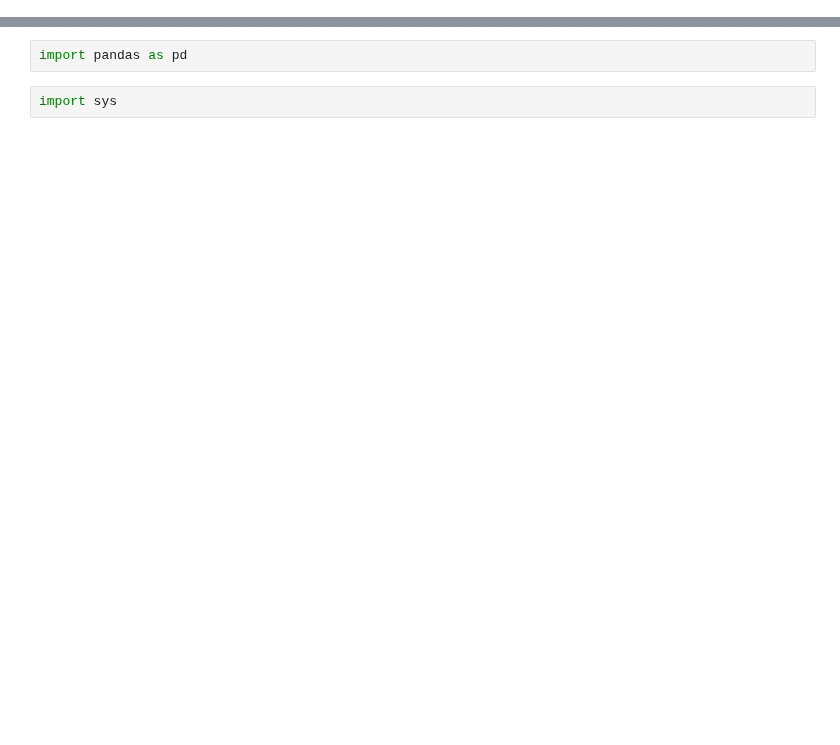
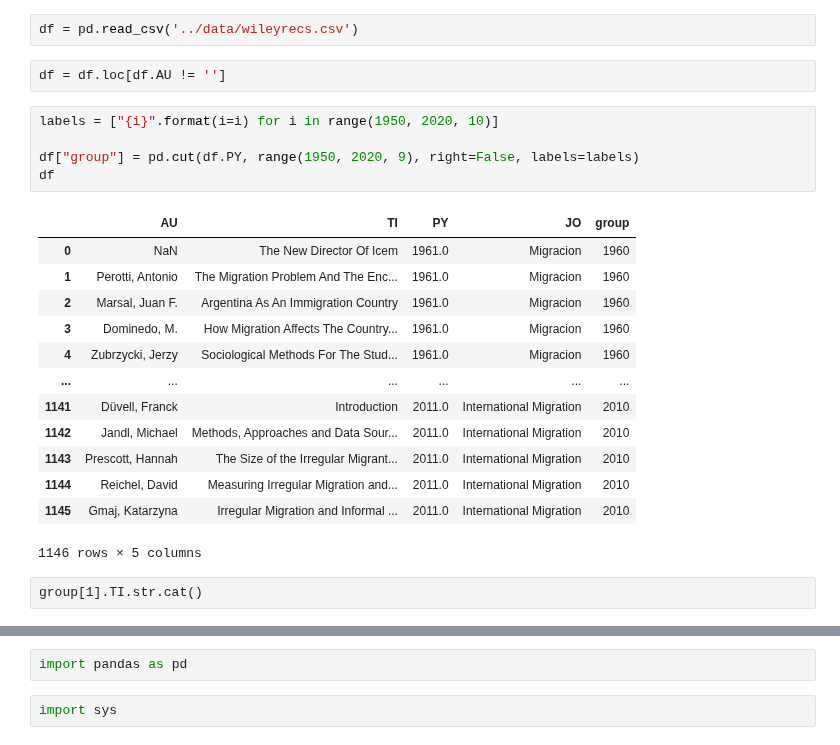
Before and after one commit to HoekR/migrant_discourse, a Jupyter notebook: notebooks/coalitions.ipynb, the cells around one changed output, grey strips where cells are left out. Saved outputs shown, nothing was run; the diff lists cells and outputs as text; blank space fills up the shorter version.

```diff
--- a/notebooks/coalitions.ipynb
+++ b/notebooks/coalitions.ipynb
@@ -0,0 +31,25 @@
+# %%
+df = pd.read_csv('../data/wileyrecs.csv')
+# %%
+df = df.loc[df.AU != '']
+# %%
+labels = ["{i}".format(i=i) for i in range(1950, 2020, 10)]
+
+df["group"] = pd.cut(df.PY, range(1950, 2020, 9), right=False, labels=labels)
+df
+# %% [output]
+|  | AU | TI | PY | JO | group |
+| 0 | NaN | The New Director Of Icem | 1961.0 | Migracion | 1960 |
+| 1 | Perotti, Antonio | The Migration Problem And The Enc... | 1961.0 | Migracion | 1960 |
+| 2 | Marsal, Juan F. | Argentina As An Immigration Country | 1961.0 | Migracion | 1960 |
+| 3 | Dominedo, M. | How Migration Affects The Country... | 1961.0 | Migracion | 1960 |
+| 4 | Zubrzycki, Jerzy | Sociological Methods For The Stud... | 1961.0 | Migracion | 1960 |
+| ... | ... | ... | ... | ... | ... |
+| 1141 | Düvell, Franck | Introduction | 2011.0 | International Migration | 2010 |
+| 1142 | Jandl, Michael | Methods, Approaches and Data Sour... | 2011.0 | International Migration | 2010 |
+| 1143 | Prescott, Hannah | The Size of the Irregular Migrant... | 2011.0 | International Migration | 2010 |
+| 1144 | Reichel, David | Measuring Irregular Migration and... | 2011.0 | International Migration | 2010 |
+| 1145 | Gmaj, Katarzyna | Irregular Migration and Informal ... | 2011.0 | International Migration | 2010 |
+1146 rows × 5 columns
+# %% [raw]
+group[1].TI.str.cat()
```
Also changed, not shown: parts of 16 cells of this notebook.
